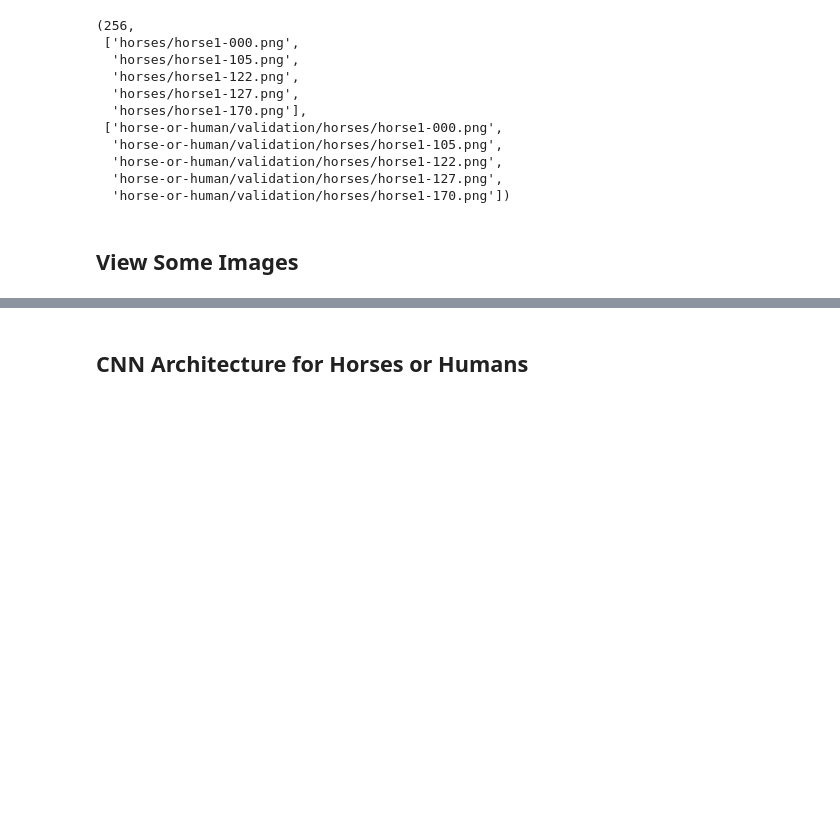
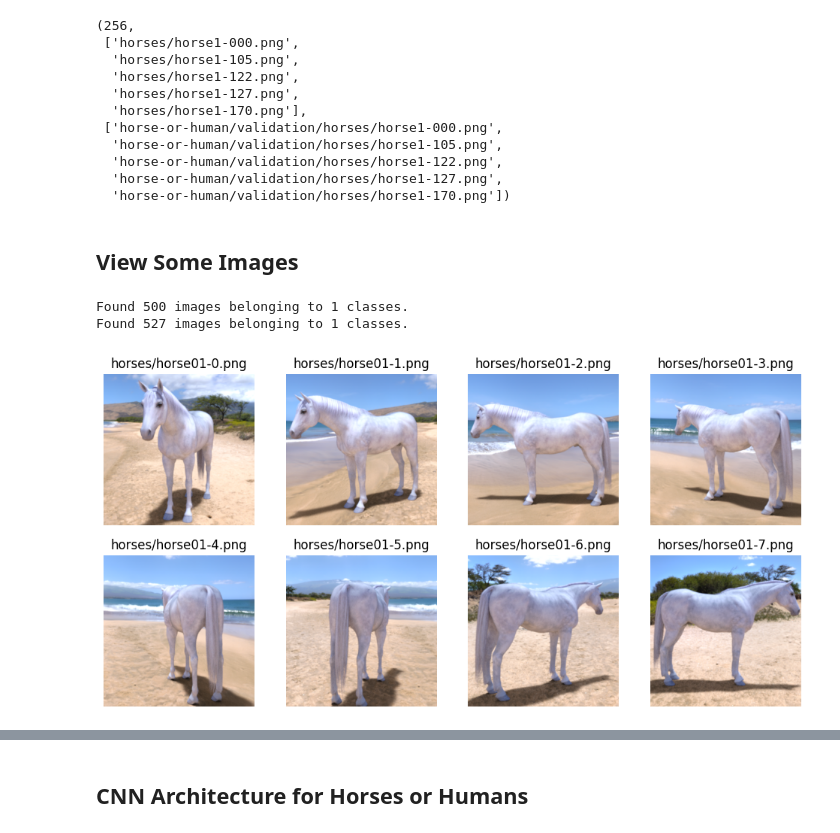
Before and after one commit to PaulToronto/AI-and-Machine-Learning-for-Coders---Book, a Jupyter notebook: 3_2_Building_a_CNN_to_Distinguish_Between_Horses_and_Humans.ipynb, the cells around one changed output, grey strips where cells are left out. Drawn from its saved outputs; the diff is of its cells as text; code cells hidden in the pictures; blank space fills up the shorter version.

```diff
--- a/3_2_Building_a_CNN_to_Distinguish_Between_Horses_and_Humans.ipynb
+++ b/3_2_Building_a_CNN_to_Distinguish_Between_Horses_and_Humans.ipynb
@@ -126,3 +132,35 @@ training_generator.class_indices, validation_generator.class_indices
   'horse-or-human/validation/horses/horse1-170.png'])
 # %% [markdown]
 ## View Some Images
+# %%
+training_generator_horses = image_data_gen.flow_from_directory(
+    training_dir,
+    target_size=(300, 300),
+    classes = ['horses'],
+    class_mode='binary'
+)
+
+training_generator_humans = image_data_gen.flow_from_directory(
+    training_dir,
+    target_size=(300, 300),
+    classes = ['humans'],
+    class_mode='binary'
+)
+# %% [output]
+Found 500 images belonging to 1 classes.
+Found 527 images belonging to 1 classes.
+# %%
+def plot_image(image, image_file_name):
+    plt.imshow(image)
+    plt.axis('off')
+    plt.title(image_file_name)
+# %%
+plt.figure(figsize=(12, 12))
+
+for i, image_path in enumerate(training_generator_horses.filepaths[:8]):
+    pic = plt.imread(image_path)
+    image_name = training_generator_horses.filenames[i]
+    plt.subplot(4, 4, i+1)
+    plot_image(pic, image_name)
+# %% [output]
+[figure, added]
```
Also changed, not shown: parts of 25 cells of this notebook.
